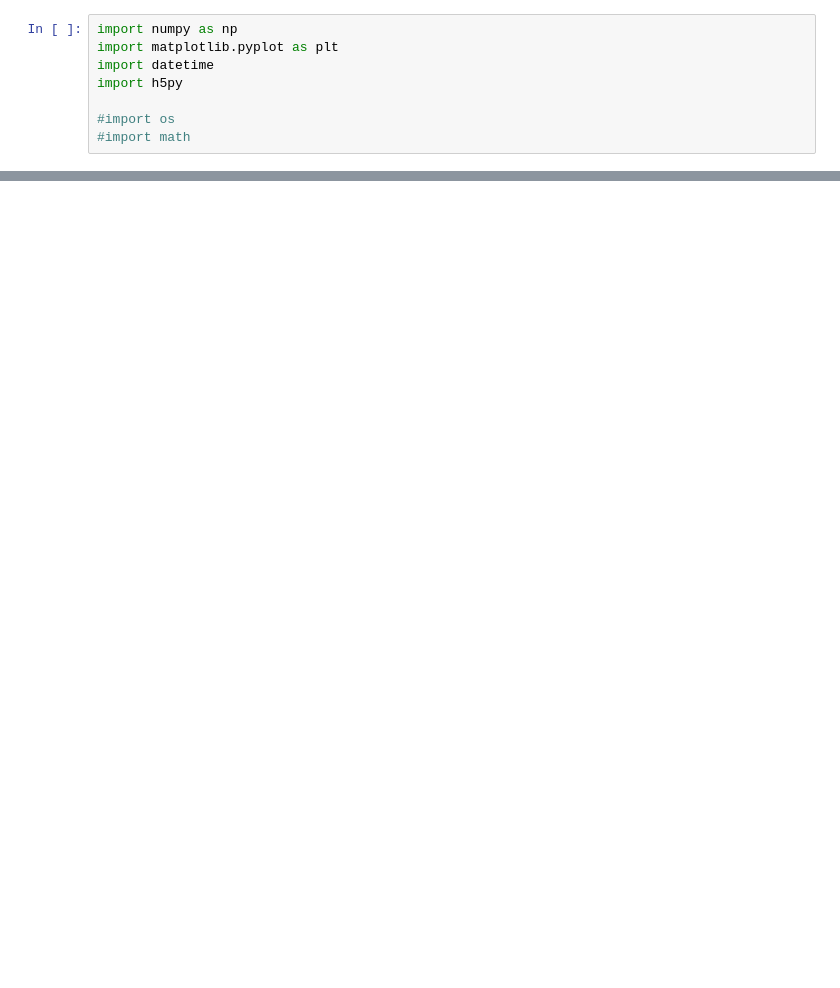
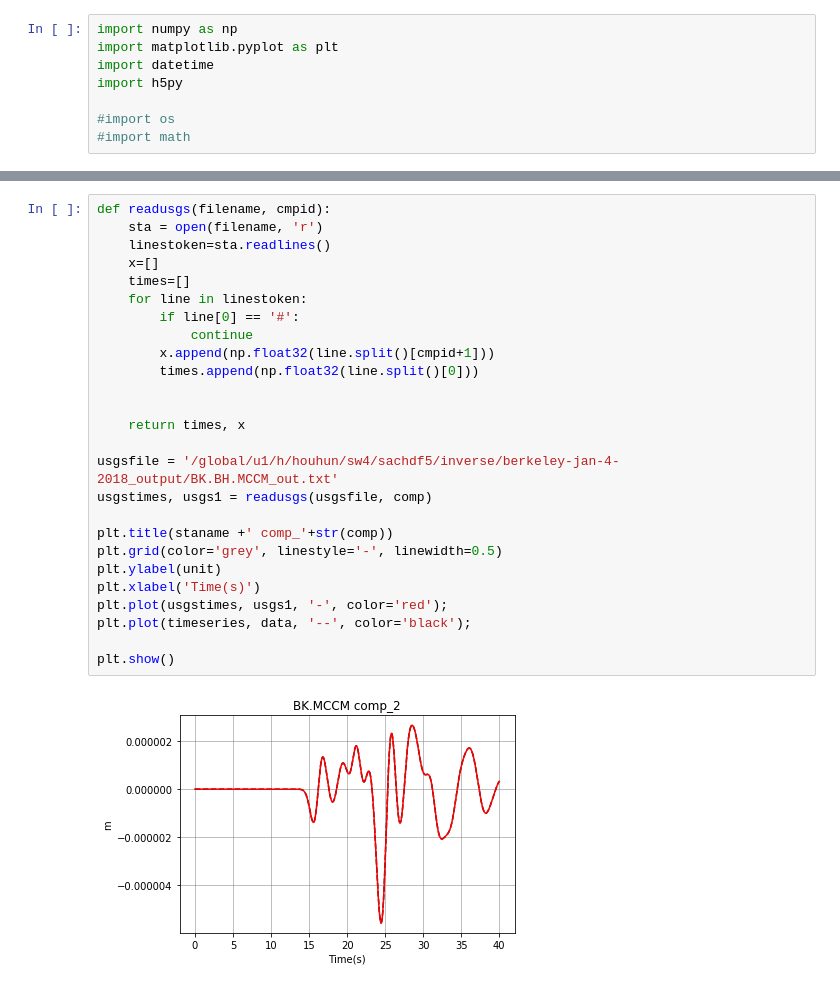
Before and after one commit to geodynamics/sw4, a Jupyter notebook: tools/readsachdf5.ipynb, the cells around one changed output, grey strips where cells are left out. Saved outputs shown, nothing was run; the diff lists cells and outputs as text; blank space fills up the shorter version.

```diff
--- a/tools/readsachdf5.ipynb
+++ b/tools/readsachdf5.ipynb
@@ -153,0 +155,28 @@ Station name of queried condition with (lat = 37.62211 lon = -121.75697 depth =
+# %%
+def readusgs(filename, cmpid):
+    sta = open(filename, 'r')
+    linestoken=sta.readlines()
+    x=[]
+    times=[]
+    for line in linestoken:
+        if line[0] == '#':
+            continue
+        x.append(np.float32(line.split()[cmpid+1]))
+        times.append(np.float32(line.split()[0]))
+
+
+    return times, x
+
+usgsfile = '/global/u1/h/houhun/sw4/sachdf5/inverse/berkeley-jan-4-2018_output/BK.BH.MCCM_out.txt'
+usgstimes, usgs1 = readusgs(usgsfile, comp)
+
+plt.title(staname +' comp_'+str(comp))
+plt.grid(color='grey', linestyle='-', linewidth=0.5)
+plt.ylabel(unit)
+plt.xlabel('Time(s)')
+plt.plot(usgstimes, usgs1, '-', color='red');
+plt.plot(timeseries, data, '--', color='black');
+
+plt.show()
+# %% [output]
+[figure, added]
```
Also changed, not shown: parts of 2 cells of this notebook.
